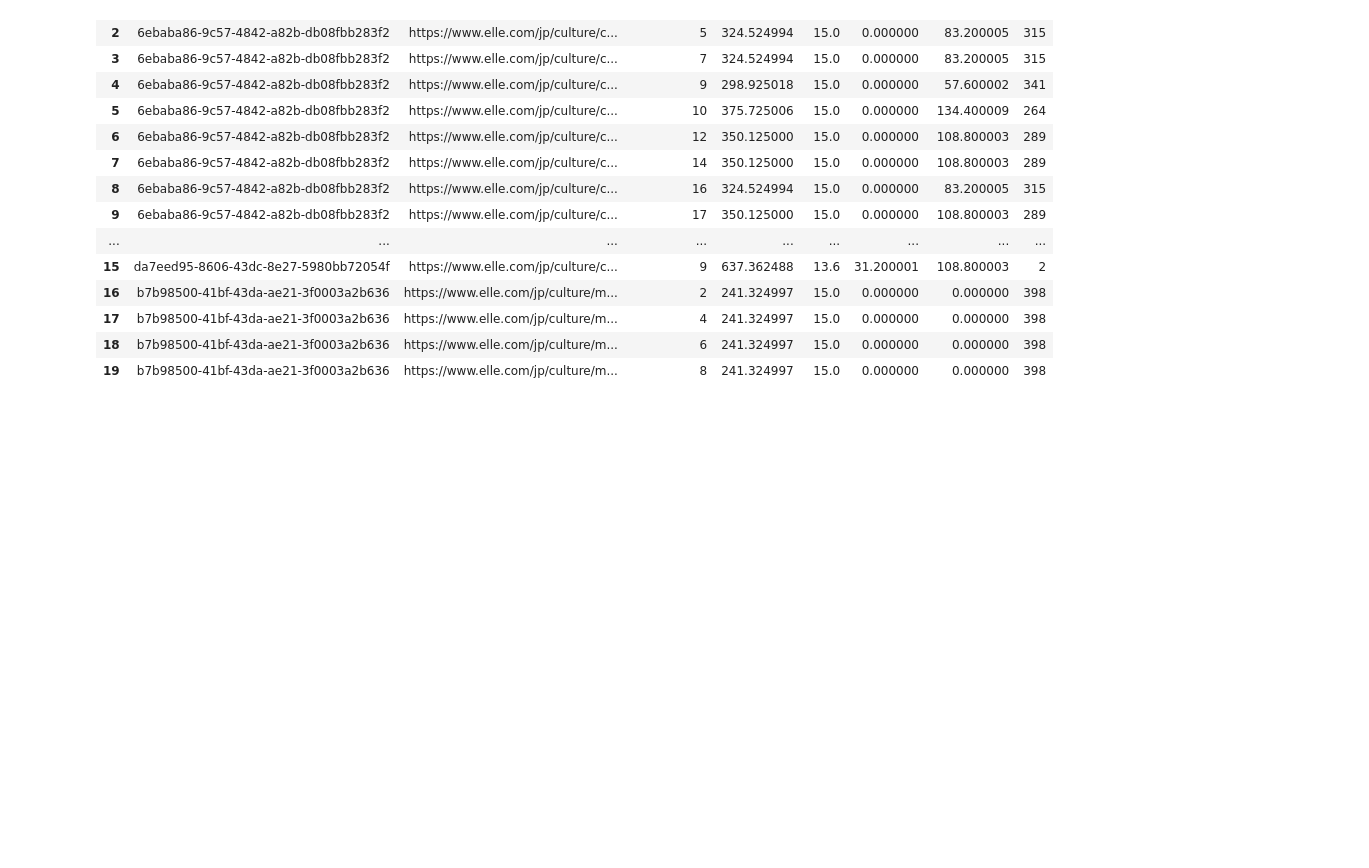
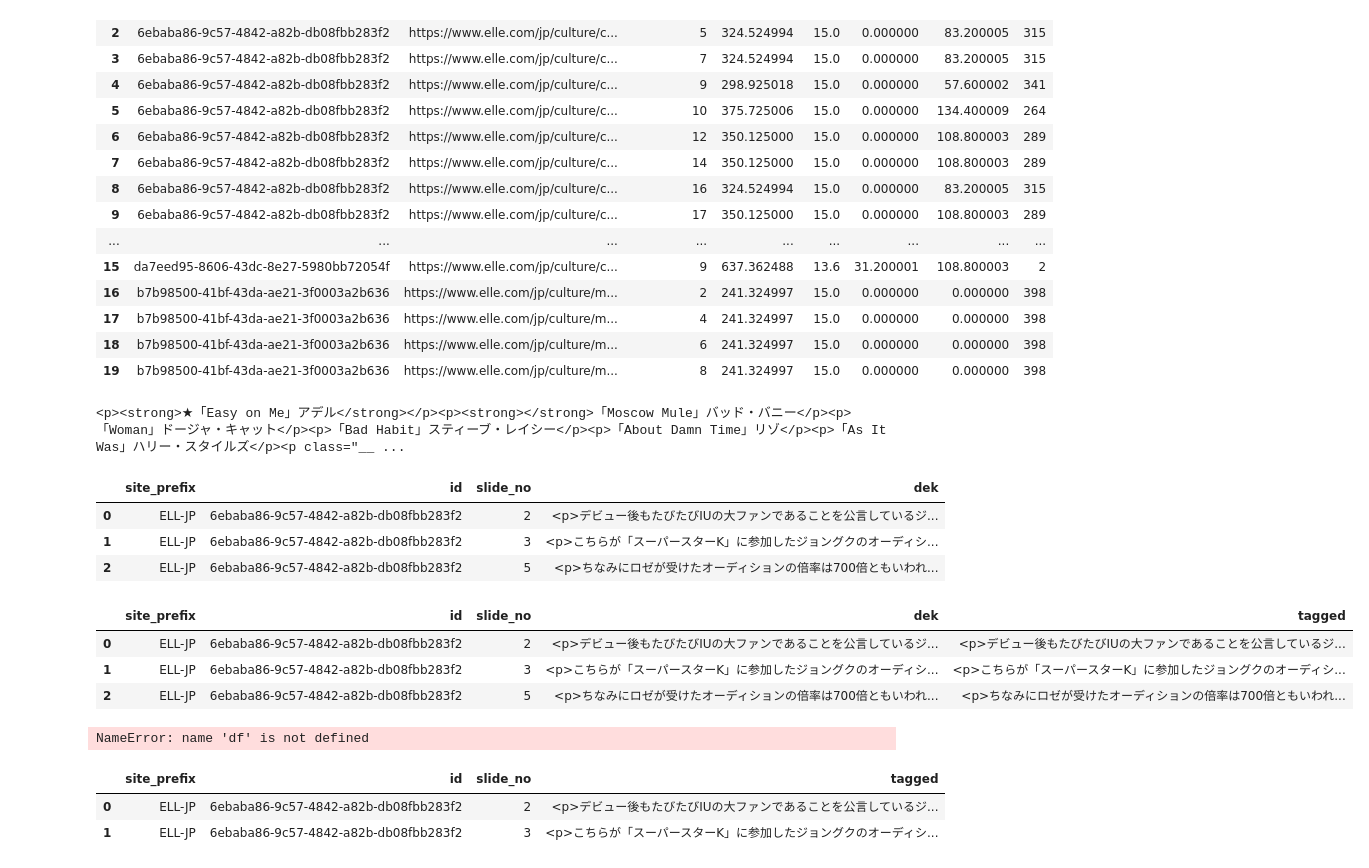
Before and after one commit to Hearst-yingwei-li/ads_detect, a Jupyter notebook: test.ipynb, the cells around one changed output. Saved outputs shown, nothing was run; the diff lists cells and outputs as text; code cells hidden in the pictures; blank space fills up the shorter version.

```diff
--- a/test.ipynb
+++ b/test.ipynb
@@ -202,3 +202,77 @@ df_zero.head(20)
 | 17 | b7b98500-41bf-43da-ae21-3f0003a2b636 | https://www.elle.com/jp/culture/m... | 4 | 241.324997 | 15.0 | 0.000000 | 0.000000 | 398 |
 | 18 | b7b98500-41bf-43da-ae21-3f0003a2b636 | https://www.elle.com/jp/culture/m... | 6 | 241.324997 | 15.0 | 0.000000 | 0.000000 | 398 |
 | 19 | b7b98500-41bf-43da-ae21-3f0003a2b636 | https://www.elle.com/jp/culture/m... | 8 | 241.324997 | 15.0 | 0.000000 | 0.000000 | 398 |
+# %%
+from bs4 import BeautifulSoup, Tag
+import pandas as pd
+
+# Sample input
+# html = '''<p>デビュー後もたびたびIUの大ファンであることを公言しているジョングク。この曲を選んだのも納得！<br><br><br><br><br><br><br><br><br><br></p>'''
+
+def move_trailing_brs_to_separate_p(html):
+    soup = BeautifulSoup(html, 'html.parser')
+    new_tags = []
+
+    for p in soup.find_all('p'):
+        children = list(p.contents)
+        i = len(children) - 1
+
+        # Collect trailing <br> tags
+        trailing_brs = []
+        while i >= 0:
+            if isinstance(children[i], Tag) and children[i].name == 'br':
+                trailing_brs.insert(0, children[i])
+                i -= 1
+            else:
+                break
+
+        if trailing_brs:
+            # Remove trailing <br> tags from original <p>
+            for br in trailing_brs:
+                br.extract()
+
+            # Create a new <p> with class and move <br>s there
+            new_p = soup.new_tag("p", attrs={"class": "__auto-inserted-br__"})
+            for br in trailing_brs:
+                new_p.append(br)
+
+            # Insert new_p *after* the current <p>
+            p.insert_after(new_p)
+
+    return str(soup)
+
+# Example
+html = '''<p><strong>★「Easy on Me」アデル</strong></p><p><strong></strong>「Moscow Mule」バッド・バニー</p><p>「Woman」ドージャ・キャット</p><p>「Bad Habit」スティーブ・レイシー</p><p>「About Damn Time」リゾ</p><p>「As It Was」ハリー・スタイルズ<br><br></p>'''
+
+# Process and show result
+fixed_html = move_trailing_brs_to_separate_p(html)
+print(fixed_html)
+# %% [output]
+<p><strong>★「Easy on Me」アデル</strong></p><p><strong></strong>「Moscow Mule」バッド・バニー</p><p>「Woman」ドージャ・キャット</p><p>「Bad Habit」スティーブ・レイシー</p><p>「About Damn Time」リゾ</p><p>「As It Was」ハリー・スタイルズ</p><p class="__ ...
+# %%
+df = pd.read_csv('combined_output.csv')
+df.head(3)
+# %% [output]
+|  | site_prefix | id | slide_no | dek |
+| 0 | ELL-JP | 6ebaba86-9c57-4842-a82b-db08fbb283f2 | 2 | <p>デビュー後もたびたびIUの大ファンであることを公言しているジ... |
+| 1 | ELL-JP | 6ebaba86-9c57-4842-a82b-db08fbb283f2 | 3 | <p>こちらが「スーパースターK」に参加したジョングクのオーディシ... |
+| 2 | ELL-JP | 6ebaba86-9c57-4842-a82b-db08fbb283f2 | 5 | <p>ちなみにロゼが受けたオーディションの倍率は700倍ともいわれ... |
+# %%
+df['tagged'] = df['dek'].apply(move_trailing_brs_to_separate_p)
+df.head(3)
+# %% [output]
+|  | site_prefix | id | slide_no | dek | tagged |
+| 0 | ELL-JP | 6ebaba86-9c57-4842-a82b-db08fbb283f2 | 2 | <p>デビュー後もたびたびIUの大ファンであることを公言しているジ... | <p>デビュー後もたびたびIUの大ファンであることを公言しているジ... |
+| 1 | ELL-JP | 6ebaba86-9c57-4842-a82b-db08fbb283f2 | 3 | <p>こちらが「スーパースターK」に参加したジョングクのオーディシ... | <p>こちらが「スーパースターK」に参加したジョングクのオーディシ... |
+| 2 | ELL-JP | 6ebaba86-9c57-4842-a82b-db08fbb283f2 | 5 | <p>ちなみにロゼが受けたオーディションの倍率は700倍ともいわれ... | <p>ちなみにロゼが受けたオーディションの倍率は700倍ともいわれ... |
+# %%
+df.to_csv('output.csv',index=False)
+# %% [output]
+NameError: name 'df' is not defined
+# %%
+df_out = df.drop('dek',axis=1)
+df_out.head(2)
+# %% [output]
+|  | site_prefix | id | slide_no | tagged |
+| 0 | ELL-JP | 6ebaba86-9c57-4842-a82b-db08fbb283f2 | 2 | <p>デビュー後もたびたびIUの大ファンであることを公言しているジ... |
+| 1 | ELL-JP | 6ebaba86-9c57-4842-a82b-db08fbb283f2 | 3 | <p>こちらが「スーパースターK」に参加したジョングクのオーディシ... |
```
Also changed, not shown: parts of 15 cells of this notebook, 2 other files.
